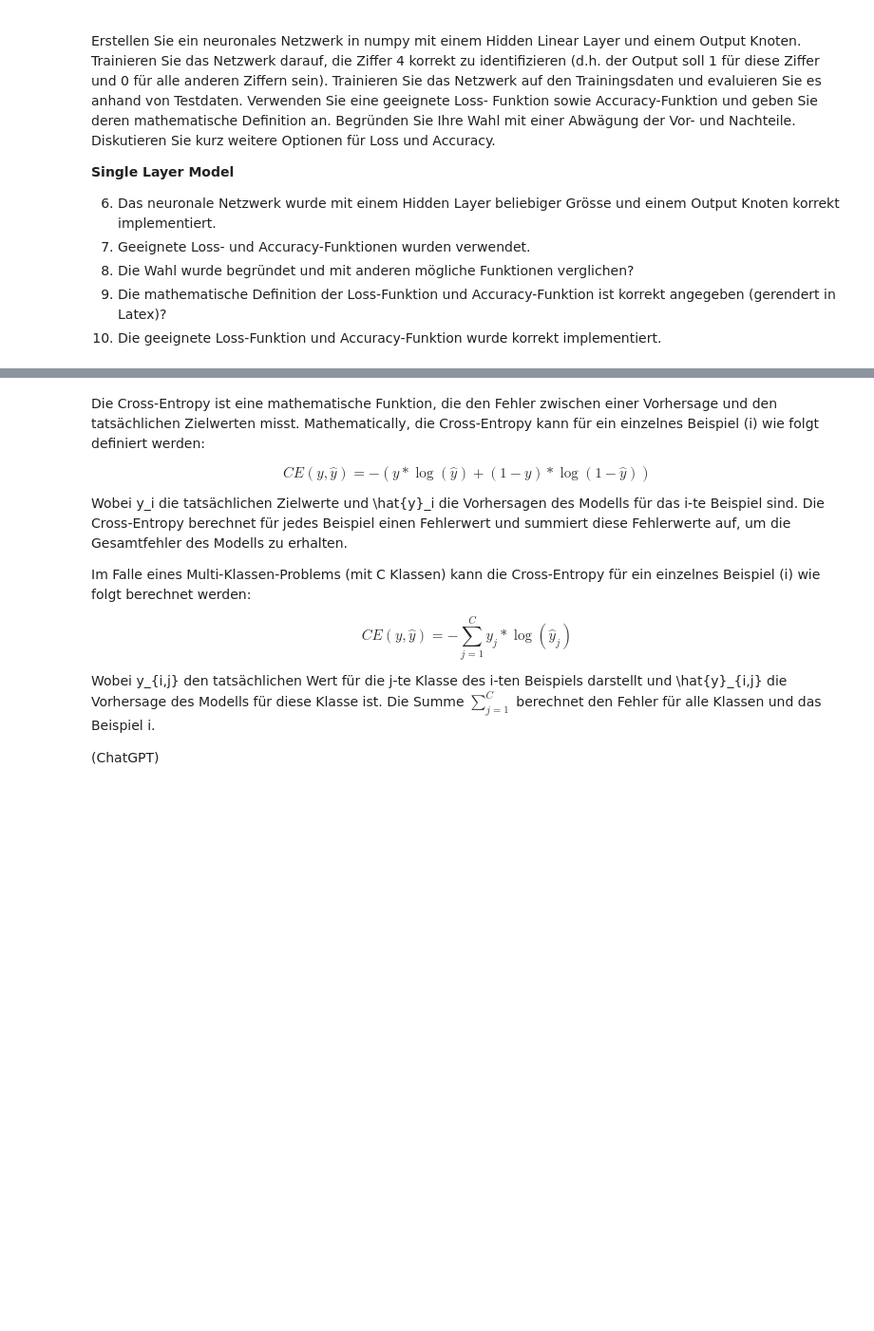
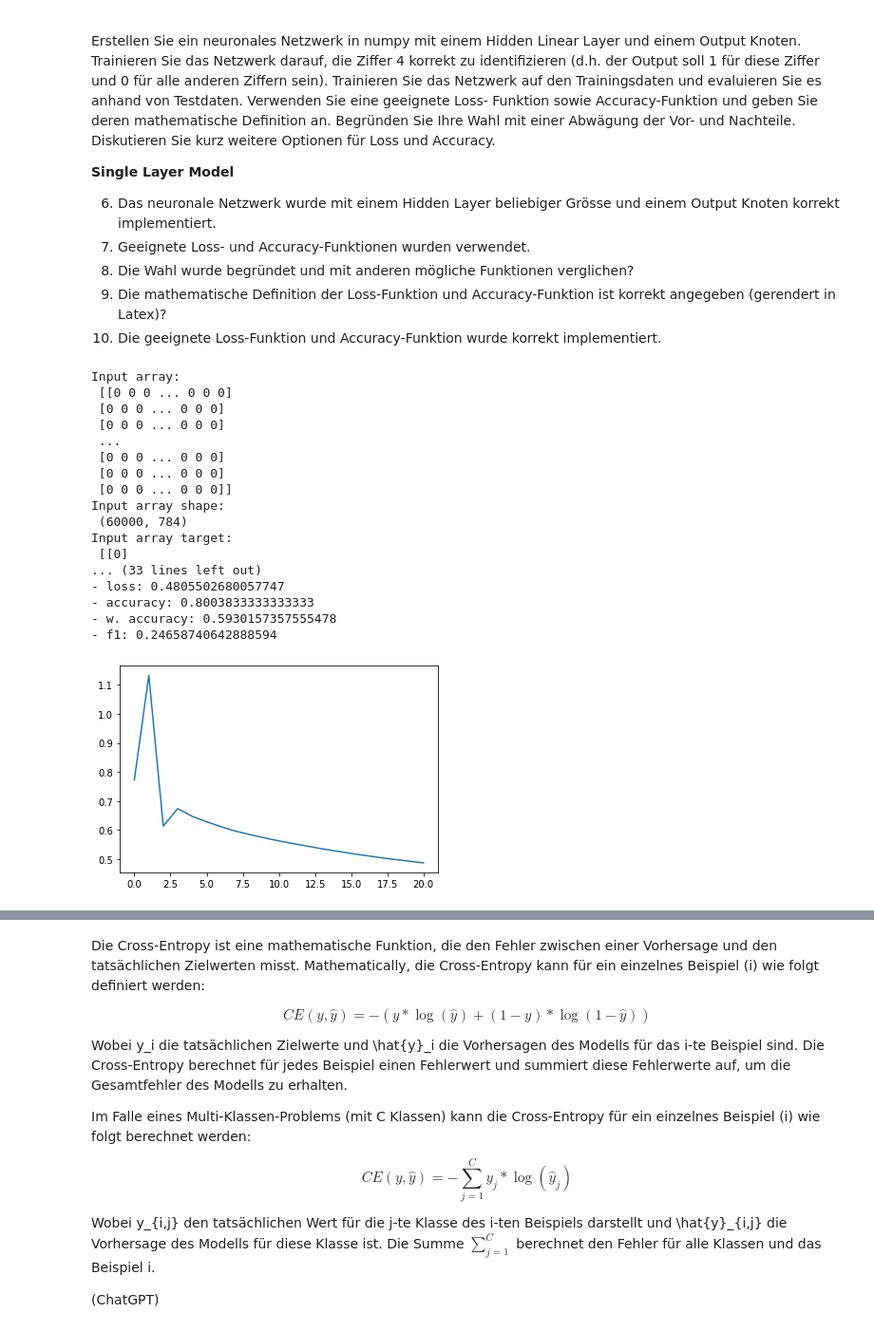
Before and after one commit to 7ben18/fhnw-vta-Vertiefende-Themen-der-Analysis, a Jupyter notebook: minichallenge1/vta-minichallenge-1.ipynb, the cells around one changed output, grey strips where cells are left out. Shown at 95% size. Saved outputs shown, nothing was run; the diff lists cells and outputs as text; code cells hidden in the pictures; blank space fills up the shorter version.

```diff
--- a/minichallenge1/vta-minichallenge-1.ipynb
+++ b/minichallenge1/vta-minichallenge-1.ipynb
@@ -154,8 +154,11 @@ class LinearLayer:
         :param activation_fn: Aktivierungsfunktion
         :param activation_fn_derivative: Ableitung der Aktivierungsfunktion
         """
-        self.weights = np.random.randn(output_dim, input_dim)
-        self.bias = np.random.randn(1, output_dim)
+
+        stdv = 1. / np.sqrt(output_dim)
+        self.weights = np.random.uniform(-stdv, stdv, (output_dim, input_dim))
+        self.bias = np.random.uniform(-stdv, stdv, (1, output_dim))
+
         self.input = None
         self.activation_fn = activation_fn
         self.activation_fn_derivative = activation_fn_derivative
@@ -424,40 +505,55 @@ class NeuralNetwork:
 #(ChatGPT)
 # %%
 # Erzeugen einer Instanz
-net = NeuralNetwork(input_nodes=28*28, hidden_nodes=10)
+net = NeuralNetwork(input_nodes=28*28, hidden_nodes=30)
 
 # Erzeugen eines Beispiel Arrayys mit 3 Beobachtungen vom MNIST Datensatz
 input_array = np.array(train_dataset.data.view(-1, 28*28))
 # Umwandeln der Labels in numpy array
 target = np.array(train_dataset.targets.reshape(-1, 1))
 
 # Array Ausgeben
 print("Input array:\n", input_array)
 print("Input array shape:\n", input_array.shape)
 
-# Array Labels
-print("Input array label:\n", target)
-print("Input array label shape:\n", target.shape)
-
 # Transform Labels into 0 and 1 (everything else is 0 except 4, which is 1)
 target = np.where(target == 4, 1, 0)
 
 # Array Labels
-print("Input array label:\n", target)
-print("Input array label shape:\n", target.shape)
-
-# Durchführen des Vorwärtsdurchlaufs
-output_array_test = net.forward(input_array)
-
-# Ausgabe der Eingabe und Ausgabe-Arrays
-print("Output array:\n", output_array_test)
-print("Output array shape:\n", output_array_test.shape)
+print("Input array target:\n", target)
+print("Input array target shape:\n", target.shape)
 
 #beispiel für backprop
 loss = []
-for i in range(20):
+for i in range(21):
     loss.append(net.loss(input_array, target))
-    net.backward(input_array, target).update(0.000005)
+    net.backward(input_array, target).update(1e-10)
+
+    if i % 5 == 0:
+        print(f"Epoch: {i}")
+        print(f"- loss: {net.loss(input_array, target)}")
+        print(f"- accuracy: {net.accuracy(input_array, target)}")
+        print(f"- w. accuracy: {net.weighted_accuracy(input_array, target)}")
+        print(f"- f1: {net.f1_score(input_array, target)}\n")
 
 plt.plot(loss)
 plt.show()
+# %% [output]
+Input array:
+ [[0 0 0 ... 0 0 0]
+ [0 0 0 ... 0 0 0]
+ [0 0 0 ... 0 0 0]
+ ...
+ [0 0 0 ... 0 0 0]
+ [0 0 0 ... 0 0 0]
+ [0 0 0 ... 0 0 0]]
+Input array shape:
+ (60000, 784)
+Input array target:
+ [[0]
+... (33 lines left out)
+- loss: 0.4805502680057747
+- accuracy: 0.8003833333333333
+- w. accuracy: 0.5930157357555478
+- f1: 0.24658740642888594
+[figure, added]
```
Also changed, not shown: parts of 5 cells of this notebook.
